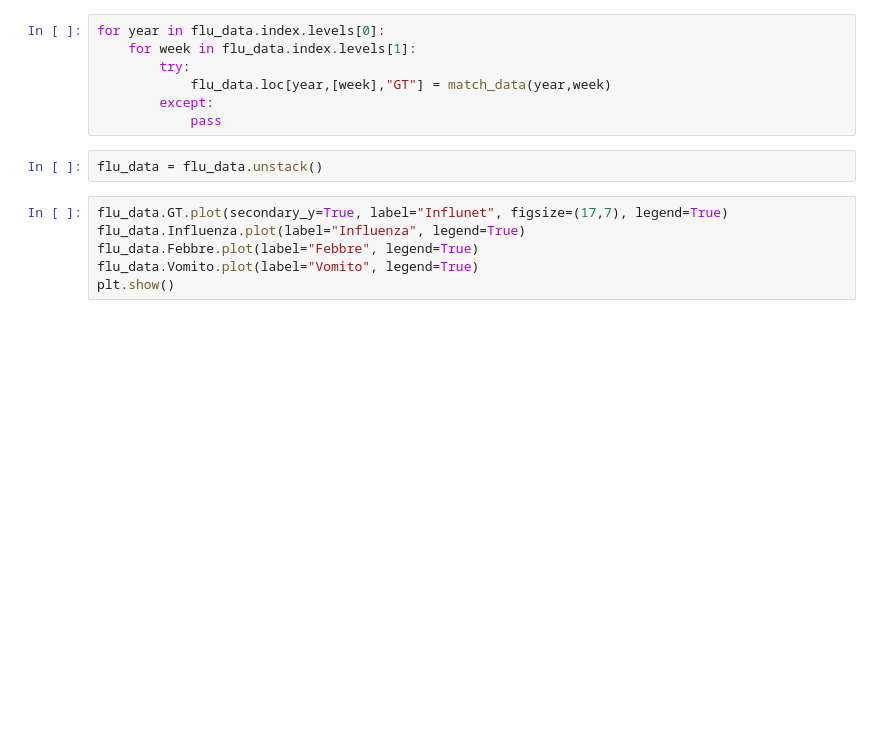
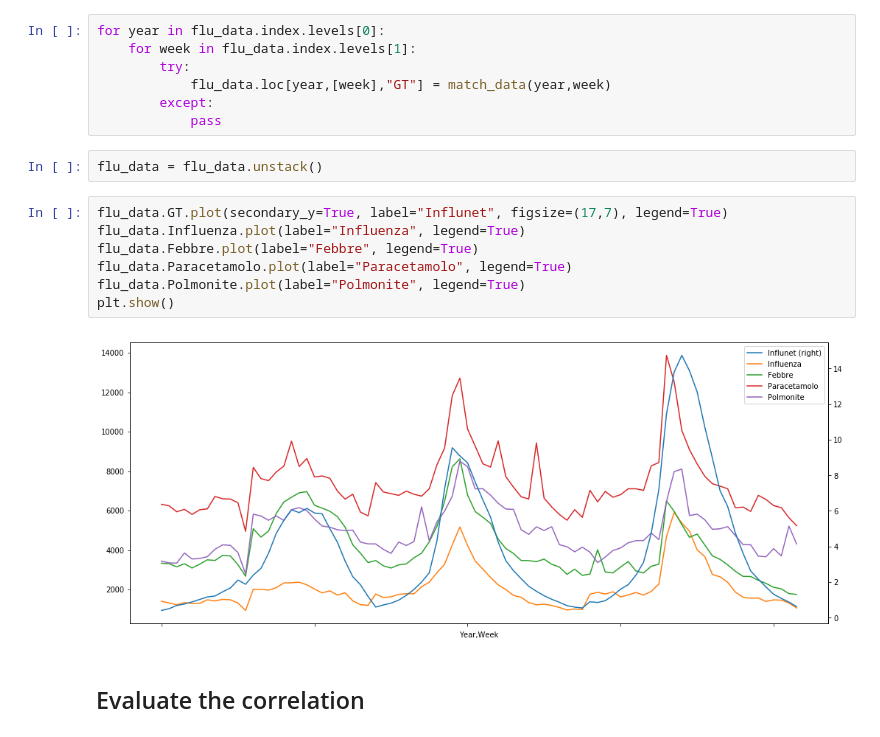
Before and after one commit to tlancian/DE_Homeworks, a Jupyter notebook: HW1/Assignment.ipynb, the cells around one changed output. Cells and saved outputs as stored; diff of their text form; blank space fills up the shorter version.

```diff
--- a/HW1/Assignment.ipynb
+++ b/HW1/Assignment.ipynb
@@ -208,6 +222,11 @@ flu_data = flu_data.unstack()
 # %%
 flu_data.GT.plot(secondary_y=True, label="Influnet", figsize=(17,7), legend=True)
 flu_data.Influenza.plot(label="Influenza", legend=True)
 flu_data.Febbre.plot(label="Febbre", legend=True)
-flu_data.Vomito.plot(label="Vomito", legend=True)
+flu_data.Paracetamolo.plot(label="Paracetamolo", legend=True)
+flu_data.Polmonite.plot(label="Polmonite", legend=True)
 plt.show()
+# %% [output]
+[figure, added]
+# %% [markdown]
+## Evaluate the correlation
```
Also changed, not shown: parts of 21 cells of this notebook, 1 other file.
